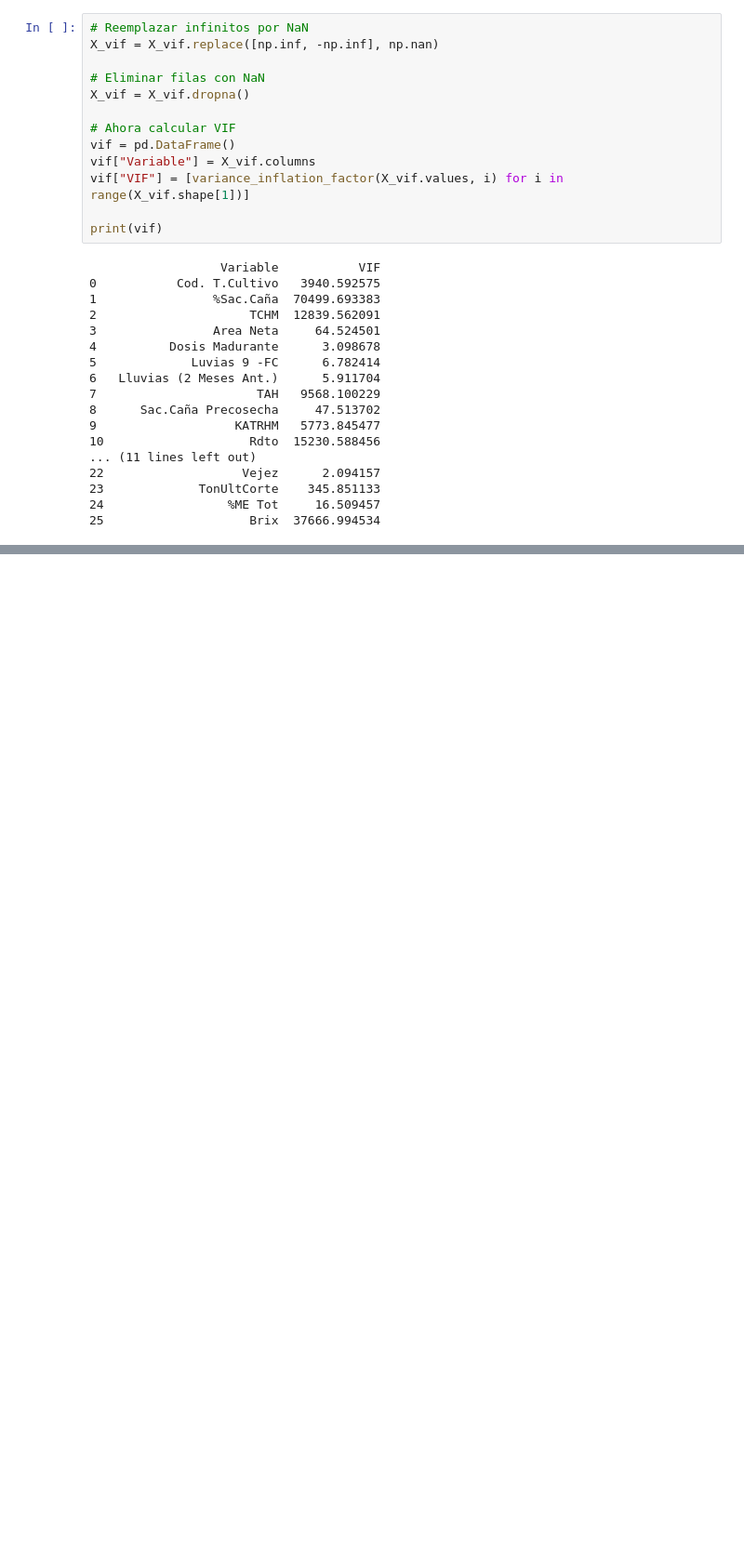
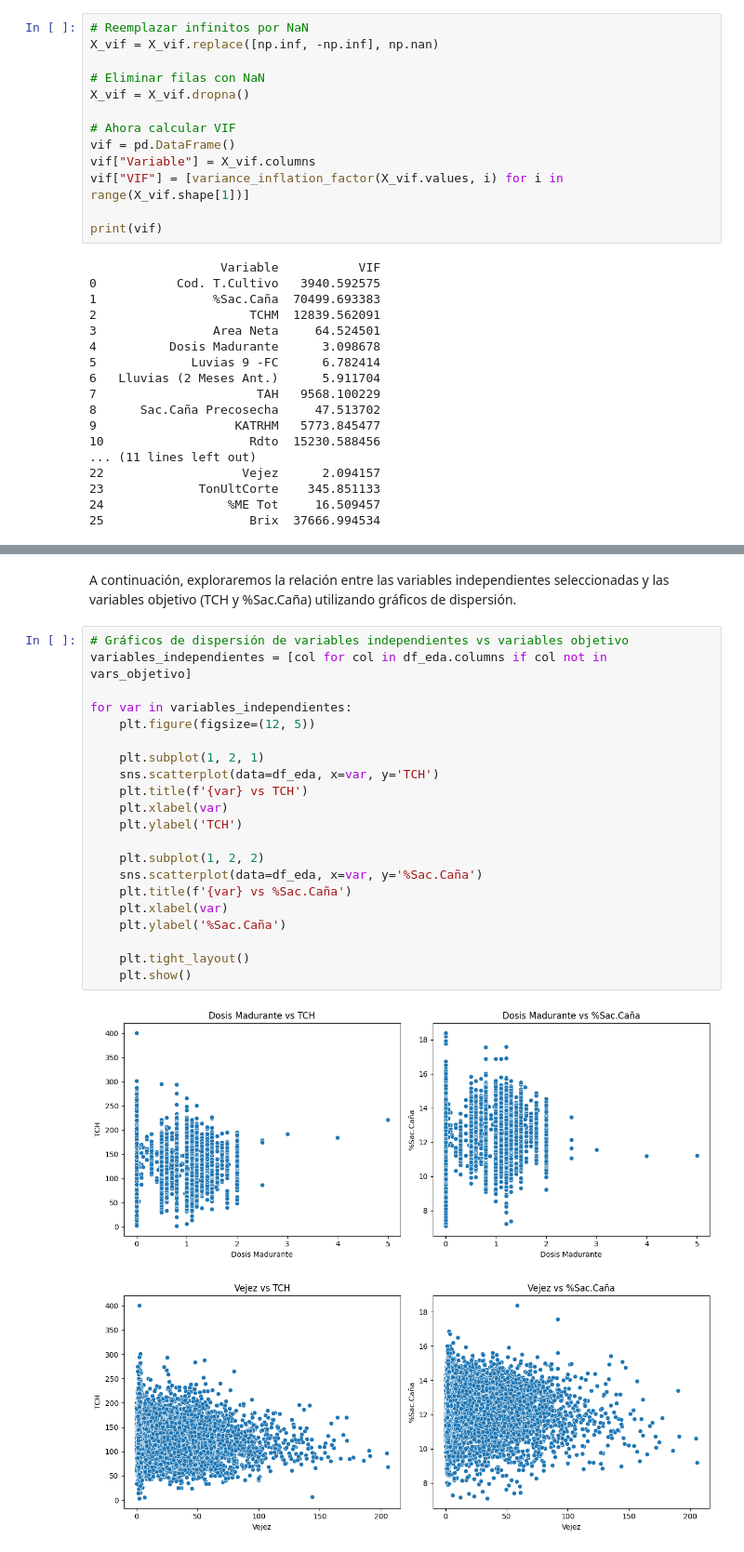
Before and after one commit to Yustes1704/Analisis_Cuantitativo_Ingenio, a Jupyter notebook: Taller_Final.ipynb, the cells around one changed output, grey strips where cells are left out. Shown at 93% size. Drawn from its saved outputs; the diff is of its cells as text; blank space fills up the shorter version.

```diff
--- a/Taller_Final.ipynb
+++ b/Taller_Final.ipynb
@@ -332,0 +342,26 @@ Shape final del dataset para EDA: (21027, 12)
+# %% [markdown]
+A continuación, exploraremos la relación entre las variables independientes seleccionadas y las variables objetivo (TCH y %Sac.Caña) utilizando gráficos de dispersión.
+# %%
+# Gráficos de dispersión de variables independientes vs variables objetivo
+variables_independientes = [col for col in df_eda.columns if col not in vars_objetivo]
+
+for var in variables_independientes:
+    plt.figure(figsize=(12, 5))
+
+    plt.subplot(1, 2, 1)
+    sns.scatterplot(data=df_eda, x=var, y='TCH')
+    plt.title(f'{var} vs TCH')
+    plt.xlabel(var)
+    plt.ylabel('TCH')
+
+    plt.subplot(1, 2, 2)
+    sns.scatterplot(data=df_eda, x=var, y='%Sac.Caña')
+    plt.title(f'{var} vs %Sac.Caña')
+    plt.xlabel(var)
+    plt.ylabel('%Sac.Caña')
+
+    plt.tight_layout()
+    plt.show()
+# %% [output]
+[figure, added]
+[figure, added]
```
Also changed, not shown: parts of 5 cells of this notebook.
